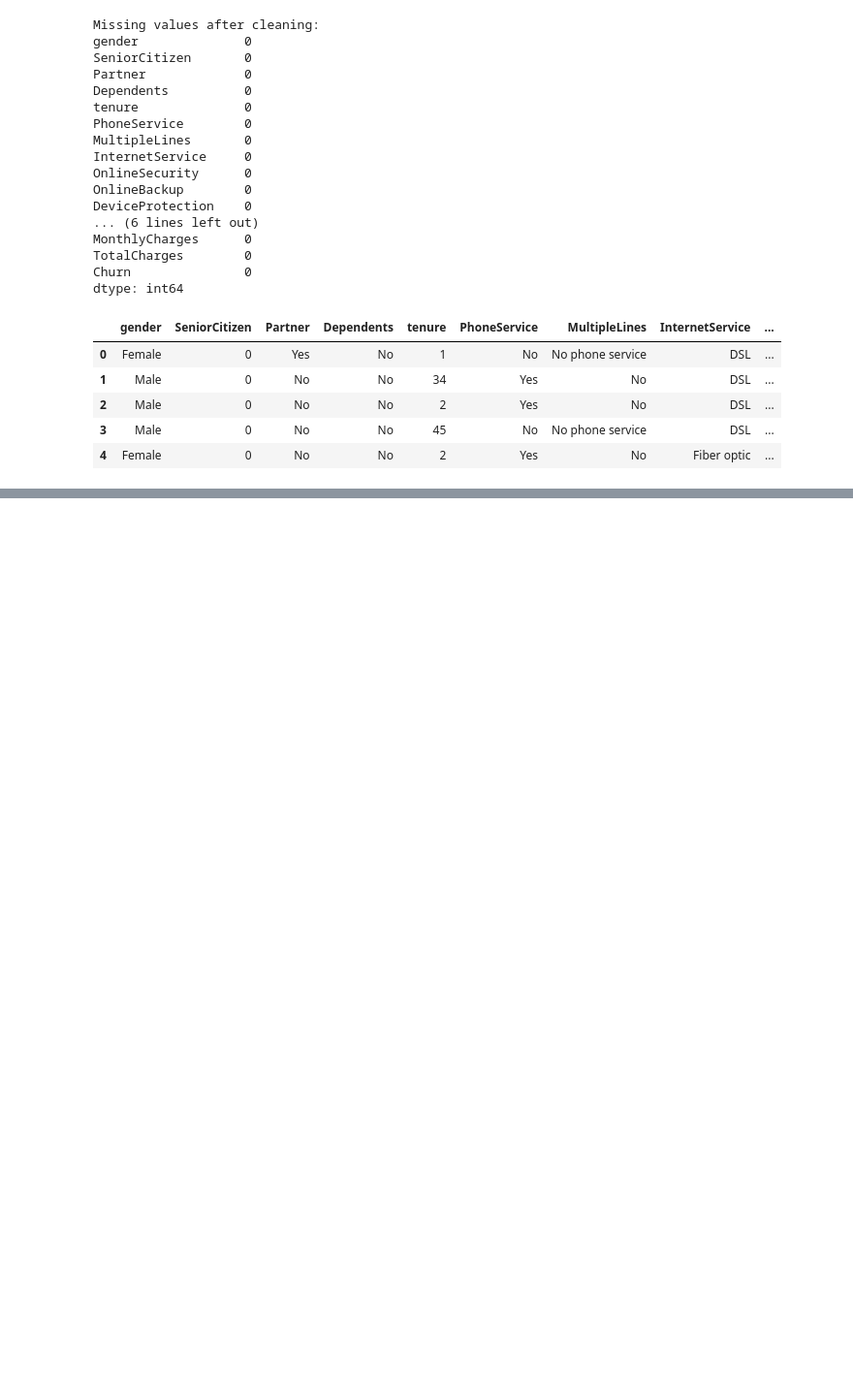
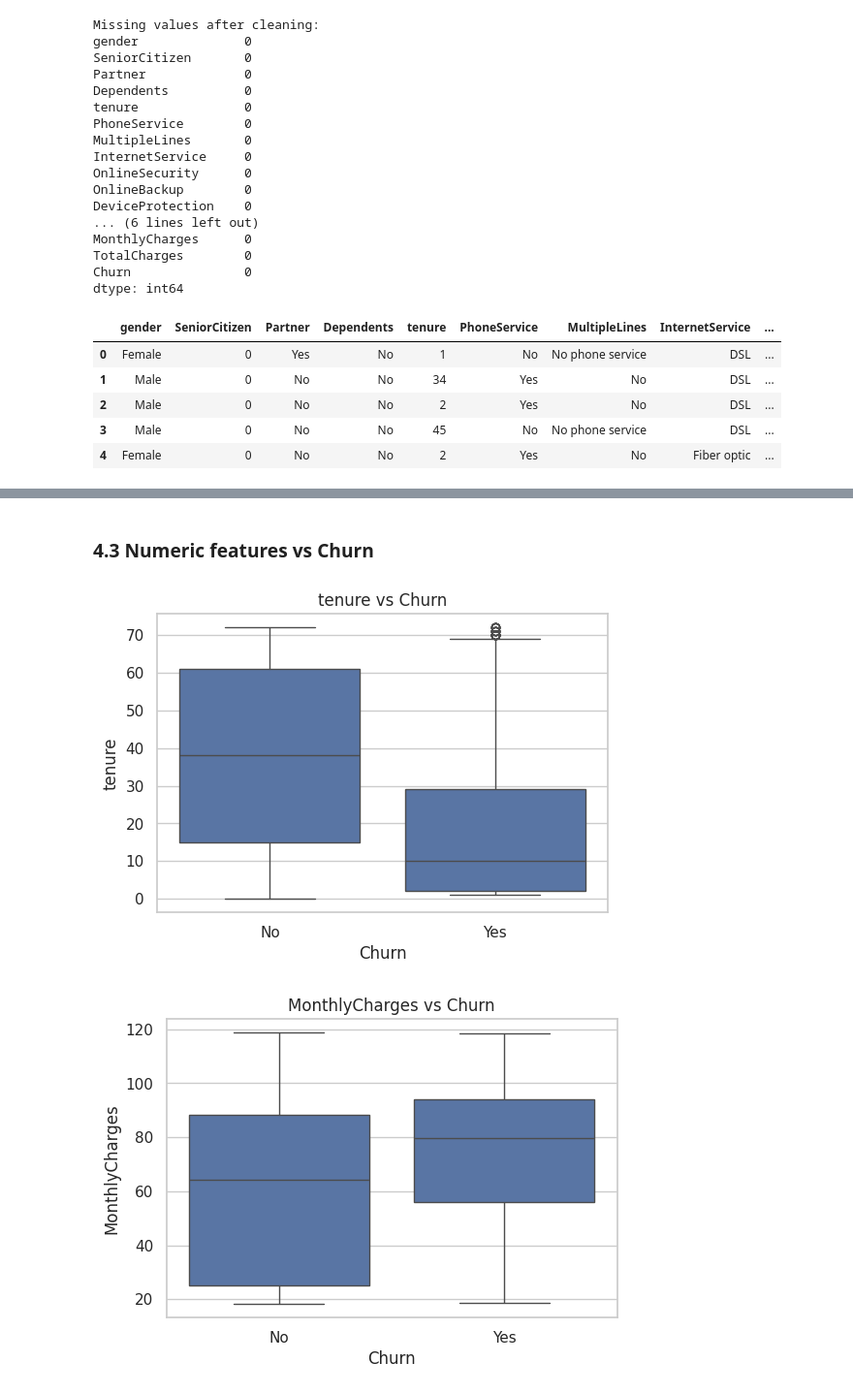
Before and after one commit to DinithYM/ML-CW, a Jupyter notebook: CM2604_CW.ipynb, the cells around one changed output, grey strips where cells are left out. Shown at 97% size. Drawn from its saved outputs; the diff is of its cells as text; code cells hidden in the pictures; blank space fills up the shorter version.

```diff
--- a/CM2604_CW.ipynb
+++ b/CM2604_CW.ipynb
@@ -150,0 +188,11 @@ dtype: int64
+# %% [markdown]
+### 4.3 Numeric features vs Churn
+# %%
+for col in ["tenure", "MonthlyCharges"]:
+    plt.figure()
+    sns.boxplot(x="Churn", y=col, data=df)
+    plt.title(f"{col} vs Churn")
+    plt.show()
+# %% [output]
+[figure, added]
+[figure, added]
```
Also changed, not shown: parts of 8 cells of this notebook.
